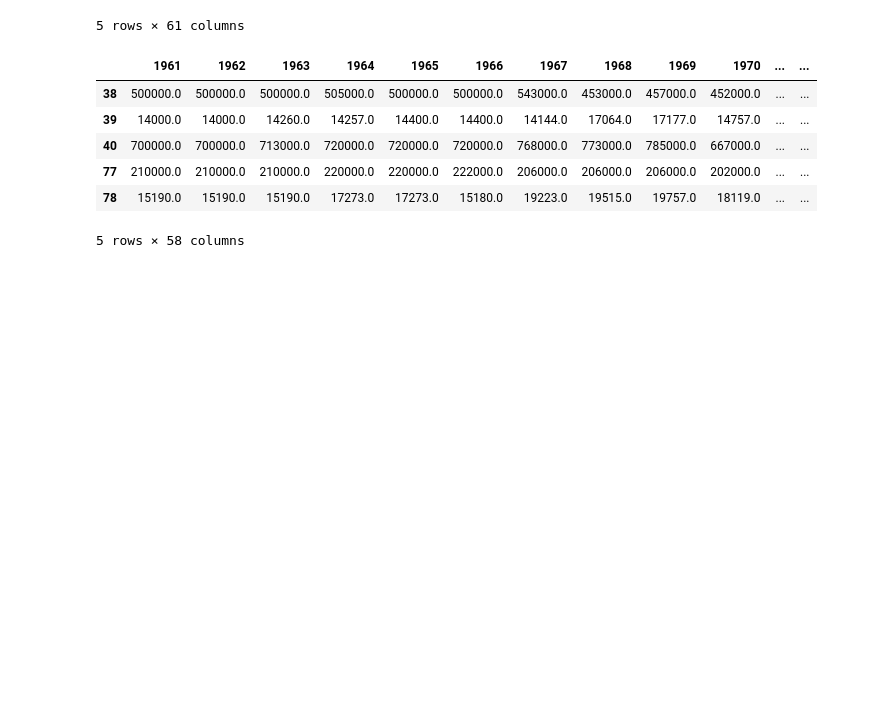
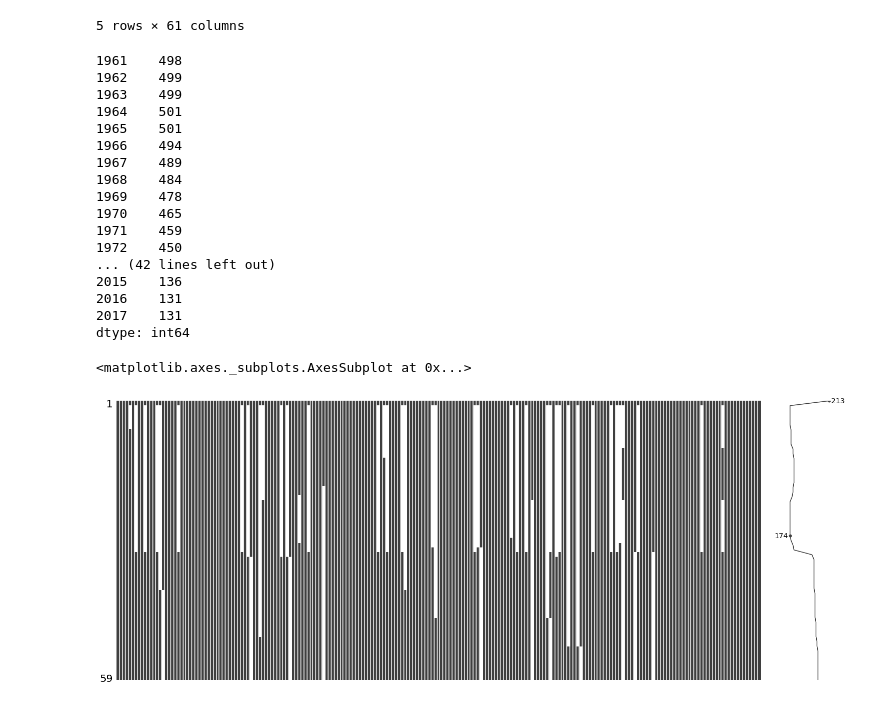
Before and after one commit to vishalgardas/FAO, a Jupyter notebook: FAO.ipynb, the cells around one changed output. Cells and saved outputs as stored; diff of their text form; code cells hidden in the pictures; blank space fills up the shorter version.

```diff
--- a/FAO.ipynb
+++ b/FAO.ipynb
@@ -171,0 +192,6 @@ data_filter.head(20)
+# %%
+data_filter = data_filter.drop(['1961', '1962', '1963', '1964','1965', '1966', '1967', '1968', '1969', '1970',
+                                '1971', '1972', '1973','1974', '1975', '1976', '1977', '1978', '1979', '1980',
+                                '1981', '1982','1983', '1984', '1985', '1986', '1987', '1988', '1989', '1990',
+                                '1991',], axis=1)
+data_filter.head()
@@ -171,0 +206,31 @@ data_filter.head(20)
+# %%
+#data filtering according to production, yield and area harvested
+data_production = data_filter.loc[data_filter['Element'].isin(['Production'])]
+data_yield = data_filter.loc[data_filter['Element'].isin(['Yield'])]
+data_area_harvested = data_filter.loc[data_filter['Element'].isin(['Area harvested'])]
+
+#removing unwanted row from above filtered data i.e 'Element', 'Unit'
+data_production = data_production.drop(['Unit', 'Element'], axis=1)
+data_yield = data_yield.drop(['Unit', 'Element'], axis=1)
+data_area_harvested = data_area_harvested.drop(['Unit', 'Element'], axis=1)
+
+#further filtering the data based on crops = 'Rice, paddy', 'Wheat', 'Soybeans', 'Sugarcane', 'Maize', and droping the item row
+data_production_rice = data_production.loc[data_production['Item'].isin(['Rice, paddy'])].drop(['Item'], axis=1)
+data_production_wheat = data_production.loc[data_production['Item'].isin(['Wheat'])].drop(['Item'], axis=1)
+data_production_soyabean = data_production.loc[data_production['Item'].isin(['Soyabeans'])].drop(['Item'], axis=1)
+data_production_sugarcane = data_production.loc[data_production['Item'].isin(['Sugarcane'])].drop(['Item'], axis=1)
+data_production_maize = data_production.loc[data_production['Item'].isin(['Maize'])].drop(['Item'], axis=1)
+
+data_yield_rice = data_yield.loc[data_yield['Item'].isin(['Rice, paddy'])].drop(['Item'], axis=1)
+data_yield_wheat = data_yield.loc[data_yield['Item'].isin(['Wheat'])].drop(['Item'], axis=1)
+data_yield_soyabean = data_yield.loc[data_yield['Item'].isin(['Soyabeans'])].drop(['Item'], axis=1)
+data_yield_sugarcane = data_yield.loc[data_yield['Item'].isin(['Sugarcane'])].drop(['Item'], axis=1)
+data_yield_maize = data_yield.loc[data_yield['Item'].isin(['Maize'])].drop(['Item'], axis=1)
+
+data_area_harvested_rice = data_area_harvested.loc[data_area_harvested['Item'].isin(['Rice, paddy'])].drop(['Item'], axis=1)
+data_area_harvested_wheat = data_area_harvested.loc[data_area_harvested['Item'].isin(['Wheat'])].drop(['Item'], axis=1)
+data_area_harvested_soyabean = data_area_harvested.loc[data_area_harvested['Item'].isin(['Soyabeans'])].drop(['Item'], axis=1)
+data_area_harvested_sugarcane = data_area_harvested.loc[data_area_harvested['Item'].isin(['Sugarcane'])].drop(['Item'], axis=1)
+data_area_harvested_maize = data_area_harvested.loc[data_area_harvested['Item'].isin(['Maize'])].drop(['Item'], axis=1)
+
+data_yield_rice.head()
@@ -206,13 +301,29 @@ data_filter.head()
 | 78 | Afghanistan | Rice, paddy | Yield | 15190.0 | 15190.0 | 15190.0 | 17273.0 | 17273.0 | 15180.0 | 19223.0 | ... | ... |
 5 rows × 61 columns
 # %%
-data_year = data_filter[data_filter.columns[3:61]]
-data_year.head()
+data_year = data_filter[data_filter.columns[4:61]]
+data_year.isnull().sum()
 # %% [output]
-|  | 1961 | 1962 | 1963 | 1964 | 1965 | 1966 | 1967 | 1968 | 1969 | 1970 | ... | ... |
-| 38 | 500000.0 | 500000.0 | 500000.0 | 505000.0 | 500000.0 | 500000.0 | 543000.0 | 453000.0 | 457000.0 | 452000.0 | ... | ... |
-| 39 | 14000.0 | 14000.0 | 14260.0 | 14257.0 | 14400.0 | 14400.0 | 14144.0 | 17064.0 | 17177.0 | 14757.0 | ... | ... |
-| 40 | 700000.0 | 700000.0 | 713000.0 | 720000.0 | 720000.0 | 720000.0 | 768000.0 | 773000.0 | 785000.0 | 667000.0 | ... | ... |
-| 77 | 210000.0 | 210000.0 | 210000.0 | 220000.0 | 220000.0 | 222000.0 | 206000.0 | 206000.0 | 206000.0 | 202000.0 | ... | ... |
-| 78 | 15190.0 | 15190.0 | 15190.0 | 17273.0 | 17273.0 | 15180.0 | 19223.0 | 19515.0 | 19757.0 | 18119.0 | ... | ... |
-5 rows × 58 columns
+1961    498
+1962    499
+1963    499
+1964    501
+1965    501
+1966    494
+1967    489
+1968    484
+1969    478
+1970    465
+1971    459
+1972    450
+... (42 lines left out)
+2015    136
+2016    131
+2017    131
+dtype: int64
+# %%
+import missingno as msno
+msno.matrix(data_production_maize.T)
+# %% [output]
+<matplotlib.axes._subplots.AxesSubplot at 0x...>
+[figure, added]
```
Also changed, not shown: parts of 9 cells of this notebook.
